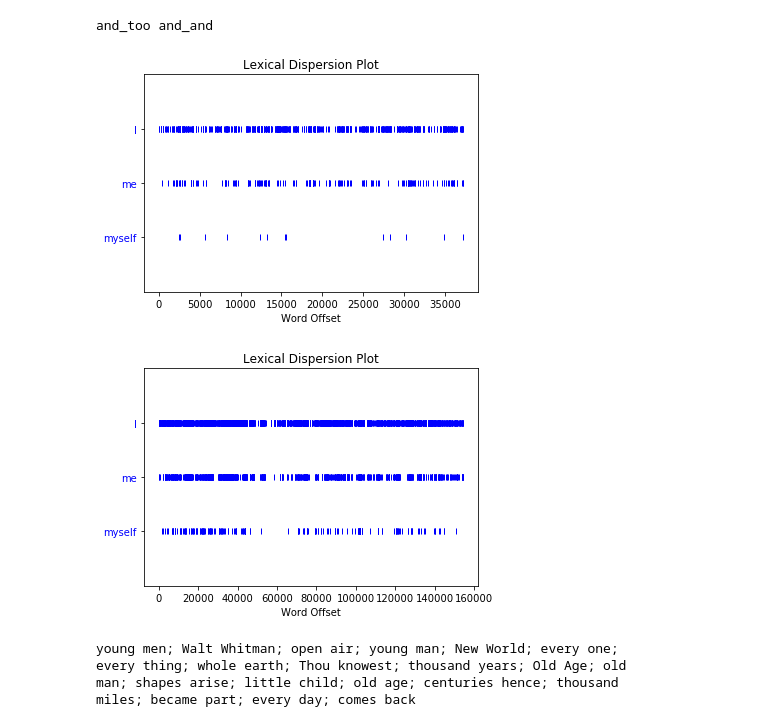
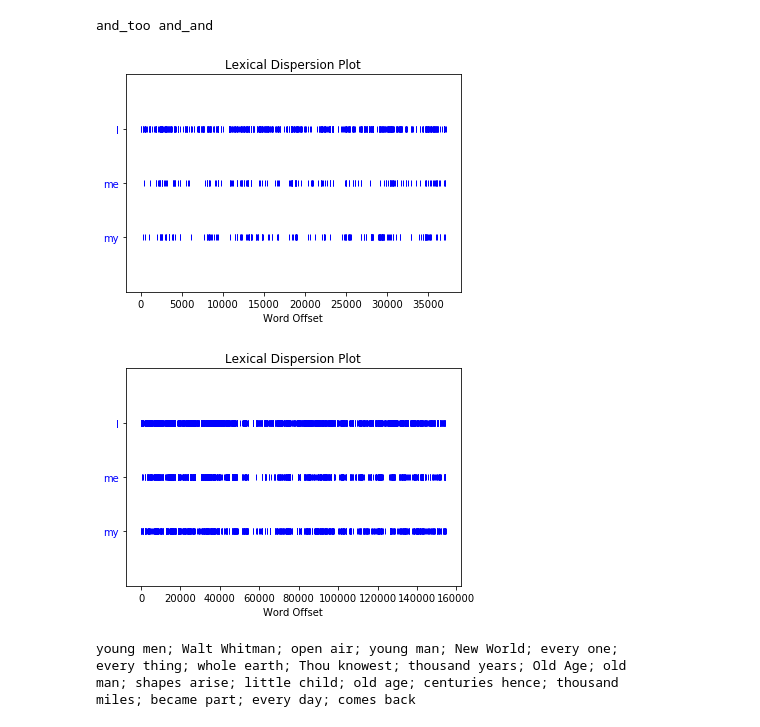
Before and after one commit to unmrds/cc-nlp, a Jupyter notebook: 02_Python_NLP_Tutorial.ipynb, the cells around one changed output. Drawn from its saved outputs; the diff is of its cells as text; code cells hidden in the pictures.

Commit message:
developing text content

```diff
--- a/02_Python_NLP_Tutorial.ipynb
+++ b/02_Python_NLP_Tutorial.ipynb
@@ -793,11 +790,11 @@ from nltk.probability import *
 # %%
-emilyText.dispersion_plot(['I', 'me', 'myself'])
+emilyText.dispersion_plot(['I', 'me', 'my'])
 # %% [output]
-[figure, old version]
+[figure, new version]
 # %%
-waltText.dispersion_plot(['I', 'me', 'myself'])
+waltText.dispersion_plot(['I', 'me', 'my'])
 # %% [output]
-[figure, old version]
+[figure, new version]
 # %%
 waltText.collocations() # expressions of multiple words which commonly co-occur
 # %% [output]
```
Also changed, not shown: parts of 22 cells of this notebook.
